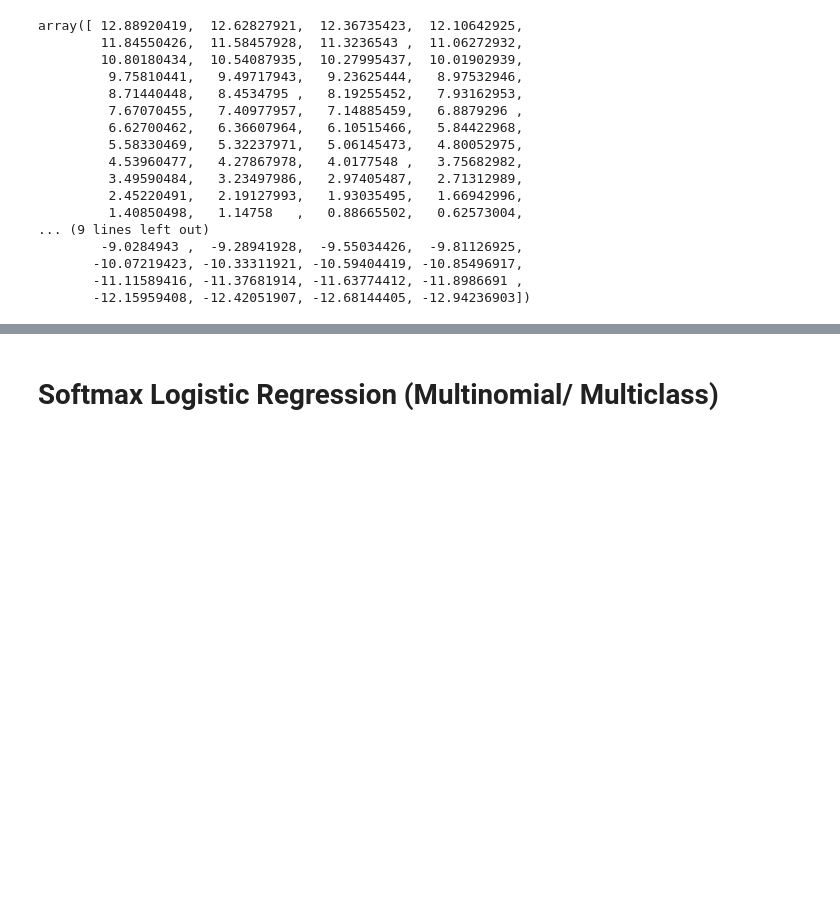
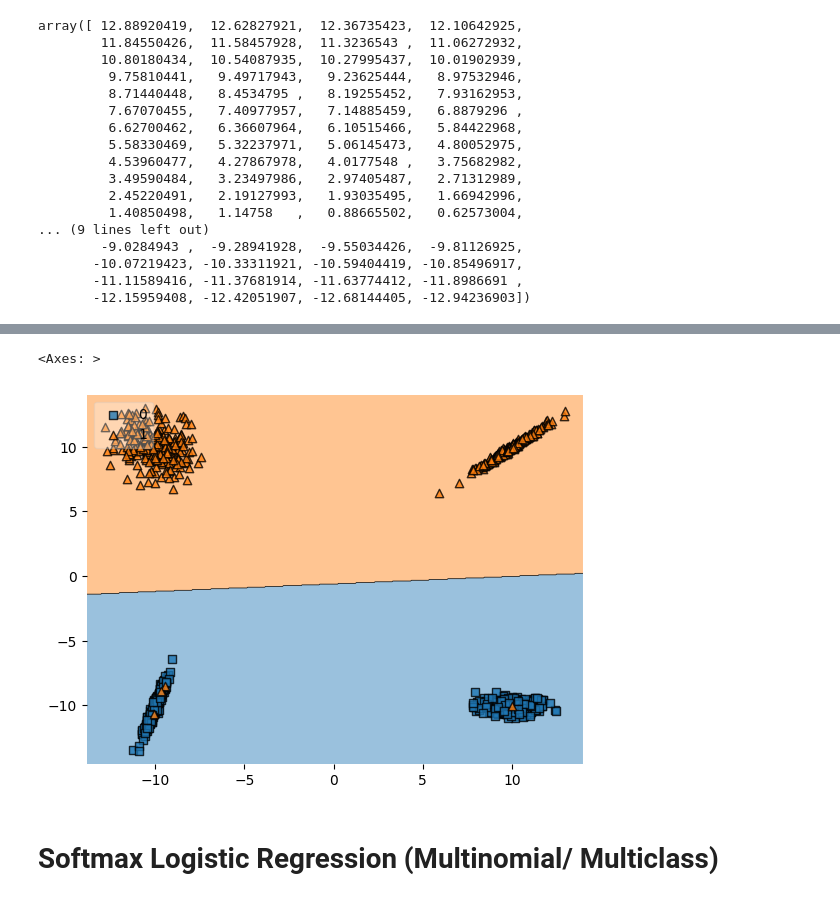
Before and after one commit to mumerfarooqbajwa321/machine-learning-practice, a Jupyter notebook: logistic-regression.ipynb, the cells around one changed output, grey strips where cells are left out. Drawn from its saved outputs; the diff is of its cells as text; code cells hidden in the pictures; blank space fills up the shorter version.

```diff
--- a/logistic-regression.ipynb
+++ b/logistic-regression.ipynb
@@ -439,3 +440,9 @@ plt.show()
+# %%
+from mlxtend.plotting import plot_decision_regions
+plot_decision_regions(X,y, reg, legend=2)
+# %% [output]
+<Axes: >
+[figure, added]
 # %% [markdown]
 # **Softmax Logistic Regression (Multinomial/ Multiclass)**
 # %% [markdown]
```
Also changed, not shown: parts of 29 cells of this notebook.
